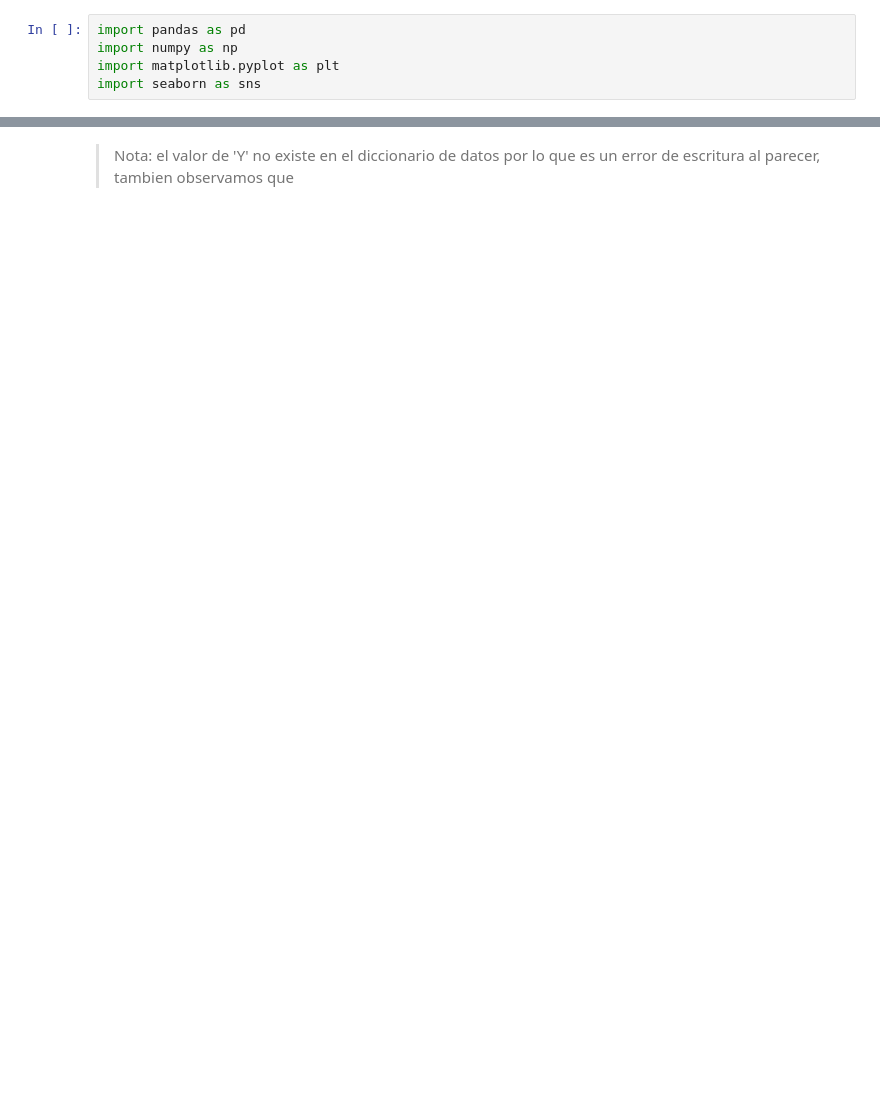
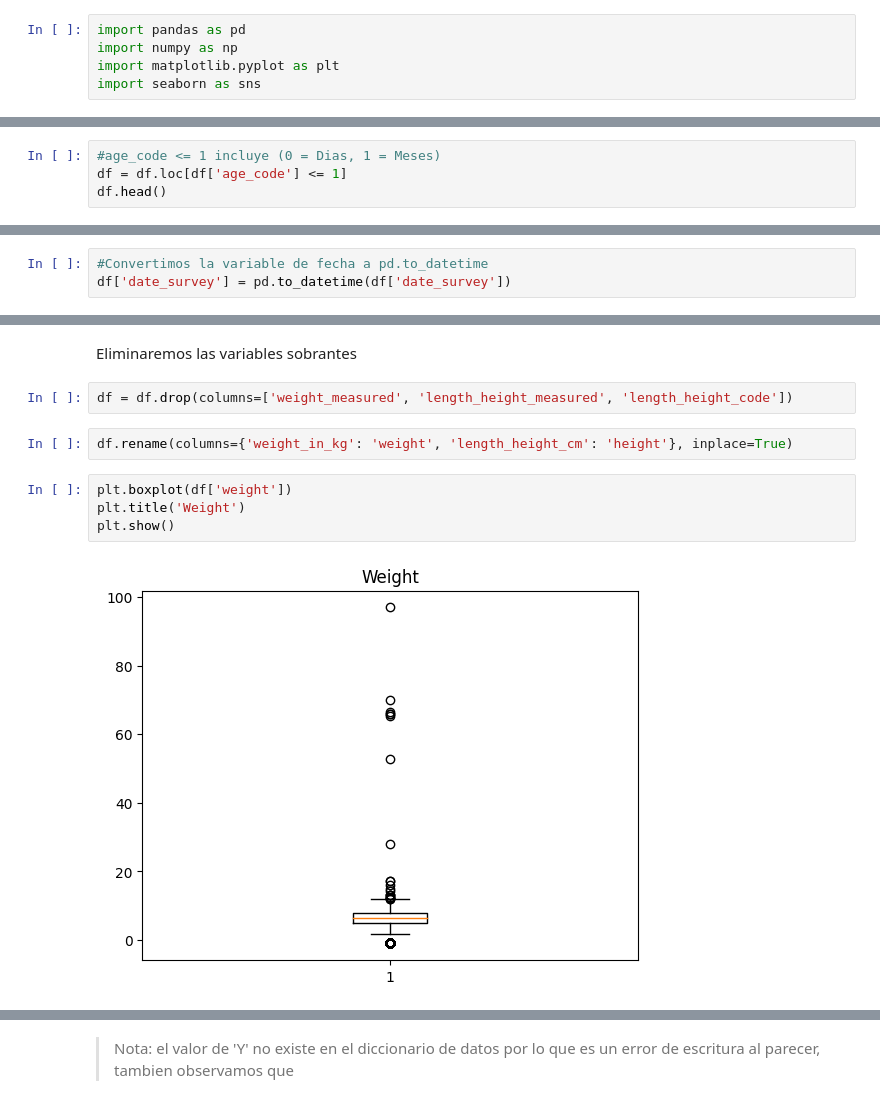
Before and after one commit to marce3-2140/Clinical-Anthropometric-Bio-Chemical-Survey, a Jupyter notebook: SurveyClinicalData.ipynb, the cells around one changed output, grey strips where cells are left out. Saved outputs shown, nothing was run; the diff lists cells and outputs as text; blank space fills up the shorter version.

```diff
--- a/SurveyClinicalData.ipynb
+++ b/SurveyClinicalData.ipynb
@@ -139,0 +297,4 @@ Para las siguientes columnas se revisara el contenido de cada una, verificaremos
+# %%
+#age_code <= 1 incluye (0 = Dias, 1 = Meses)
+df = df.loc[df['age_code'] <= 1]
+df.head()
@@ -139,0 +327,3 @@ Para las siguientes columnas se revisara el contenido de cada una, verificaremos
+# %%
+#Convertimos la variable de fecha a pd.to_datetime
+df['date_survey'] = pd.to_datetime(df['date_survey'])
@@ -139,0 +373,12 @@ Para las siguientes columnas se revisara el contenido de cada una, verificaremos
+# %% [markdown]
+Eliminaremos las variables sobrantes
+# %%
+df = df.drop(columns=['weight_measured', 'length_height_measured', 'length_height_code'])
+# %%
+df.rename(columns={'weight_in_kg': 'weight', 'length_height_cm': 'height'}, inplace=True)
+# %%
+plt.boxplot(df['weight'])
+plt.title('Weight')
+plt.show()
+# %% [output]
+[figure, added]
```
Also changed, not shown: parts of 158 cells of this notebook.
